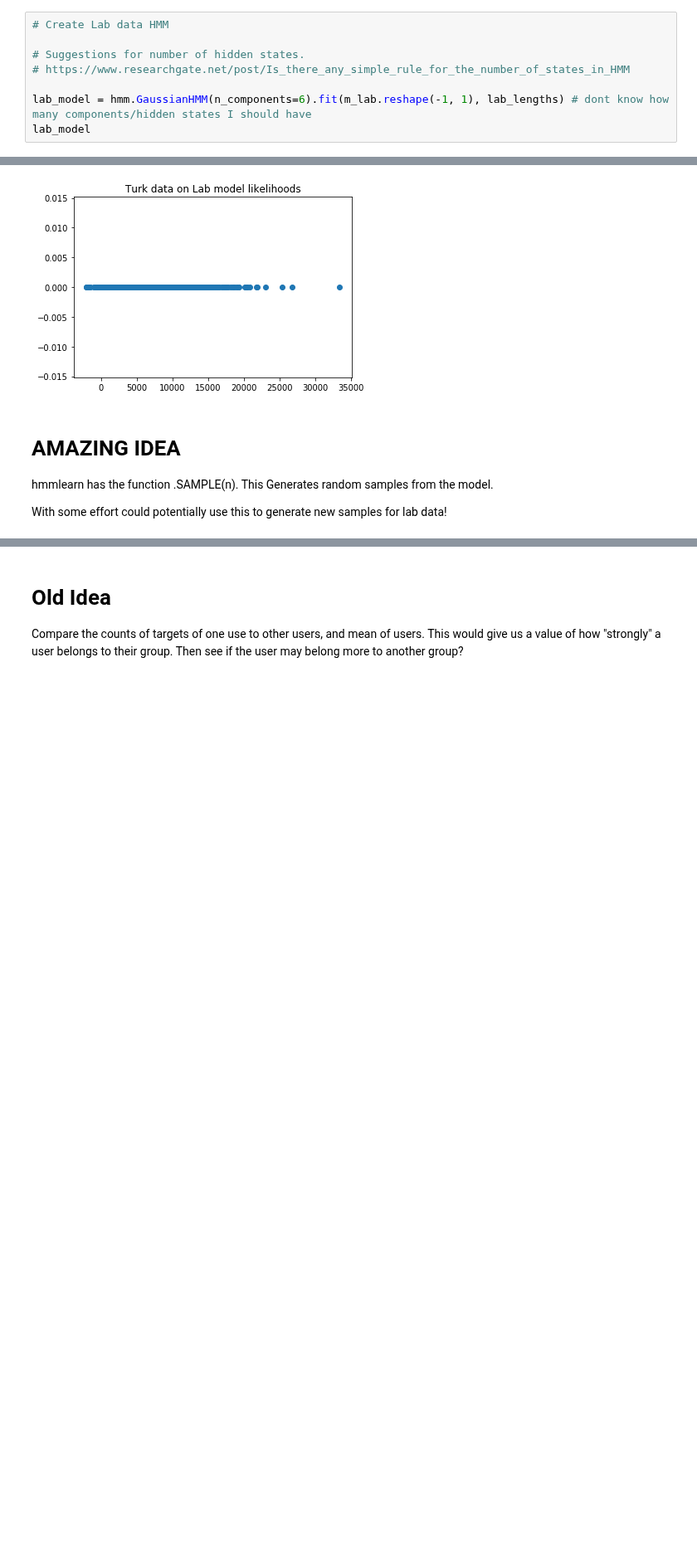
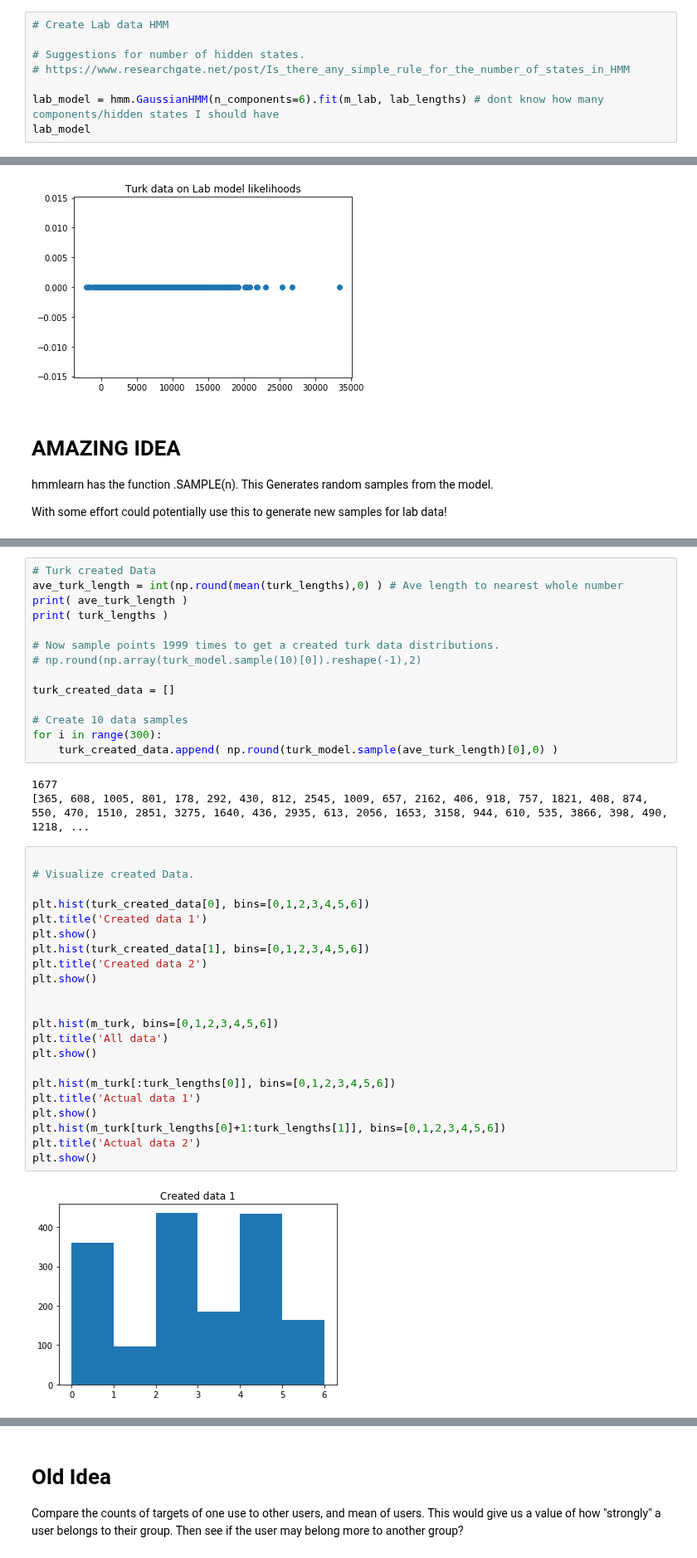
Before and after one commit to DJSaunders1997/Masters-Project, a Jupyter notebook: NLP-Notebook.ipynb, the cells around one changed output, grey strips where cells are left out. Shown at 83% size. Drawn from its saved outputs; the diff is of its cells as text; blank space fills up the shorter version.

```diff
--- a/NLP-Notebook.ipynb
+++ b/NLP-Notebook.ipynb
@@ -724,7 +720,7 @@ array([['5'],
 # Suggestions for number of hidden states.
 # https://www.researchgate.net/post/Is_there_any_simple_rule_for_the_number_of_states_in_HMM
 
-lab_model = hmm.GaussianHMM(n_components=6).fit(m_lab.reshape(-1, 1), lab_lengths) # dont know how many components/hidden states I should have
+lab_model = hmm.GaussianHMM(n_components=6).fit(m_lab, lab_lengths) # dont know how many components/hidden states I should have
 lab_model
 # %% [output]
 GaussianHMM(algorithm='viterbi', covariance_type='diag', covars_prior=0.01,
@@ -921,0 +1004,41 @@ With some effort could potentially use this to generate new samples for lab data
+# %%
+# Turk created Data
+ave_turk_length = int(np.round(mean(turk_lengths),0) ) # Ave length to nearest whole number
+print( ave_turk_length )
+print( turk_lengths )
+
+# Now sample points 1999 times to get a created turk data distributions.
+# np.round(np.array(turk_model.sample(10)[0]).reshape(-1),2)
+
+turk_created_data = []
+
+# Create 10 data samples
+for i in range(300):
+    turk_created_data.append( np.round(turk_model.sample(ave_turk_length)[0],0) )
+# %% [output]
+1677
+[365, 608, 1005, 801, 178, 292, 430, 812, 2545, 1009, 657, 2162, 406, 918, 757, 1821, 408, 874, 550, 470, 1510, 2851, 3275, 1640, 436, 2935, 613, 2056, 1653, 3158, 944, 610, 535, 3866, 398, 490, 1218, ...
+# %%
+
+# Visualize created Data.
+
+plt.hist(turk_created_data[0], bins=[0,1,2,3,4,5,6])
+plt.title('Created data 1')
+plt.show()
+plt.hist(turk_created_data[1], bins=[0,1,2,3,4,5,6])
+plt.title('Created data 2')
+plt.show()
+
+
+plt.hist(m_turk, bins=[0,1,2,3,4,5,6])
+plt.title('All data')
+plt.show()
+
+plt.hist(m_turk[:turk_lengths[0]], bins=[0,1,2,3,4,5,6])
+plt.title('Actual data 1')
+plt.show()
+plt.hist(m_turk[turk_lengths[0]+1:turk_lengths[1]], bins=[0,1,2,3,4,5,6])
+plt.title('Actual data 2')
+plt.show()
+# %% [output]
+[figure, added]
```
Also changed, not shown: parts of 41 cells of this notebook.
